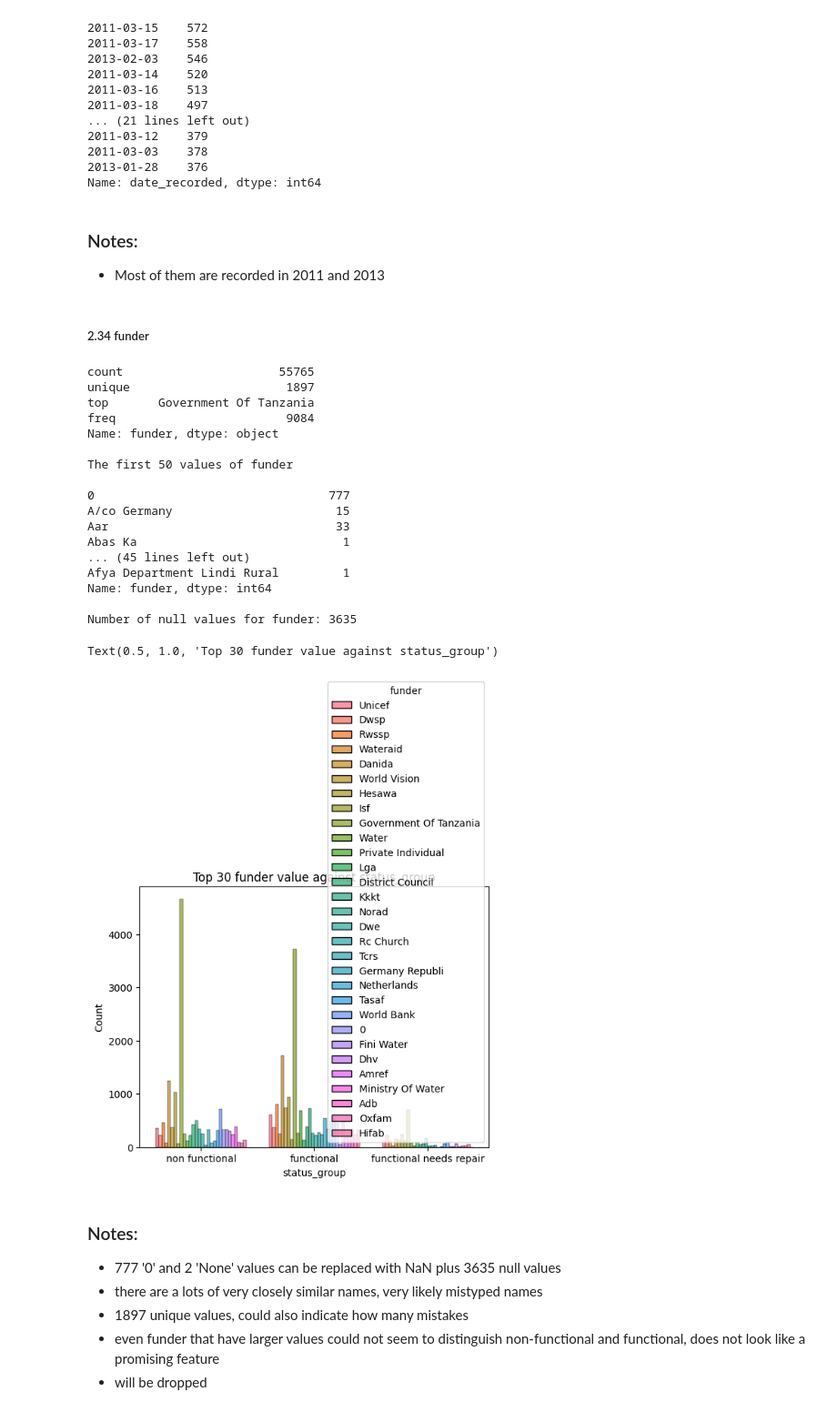
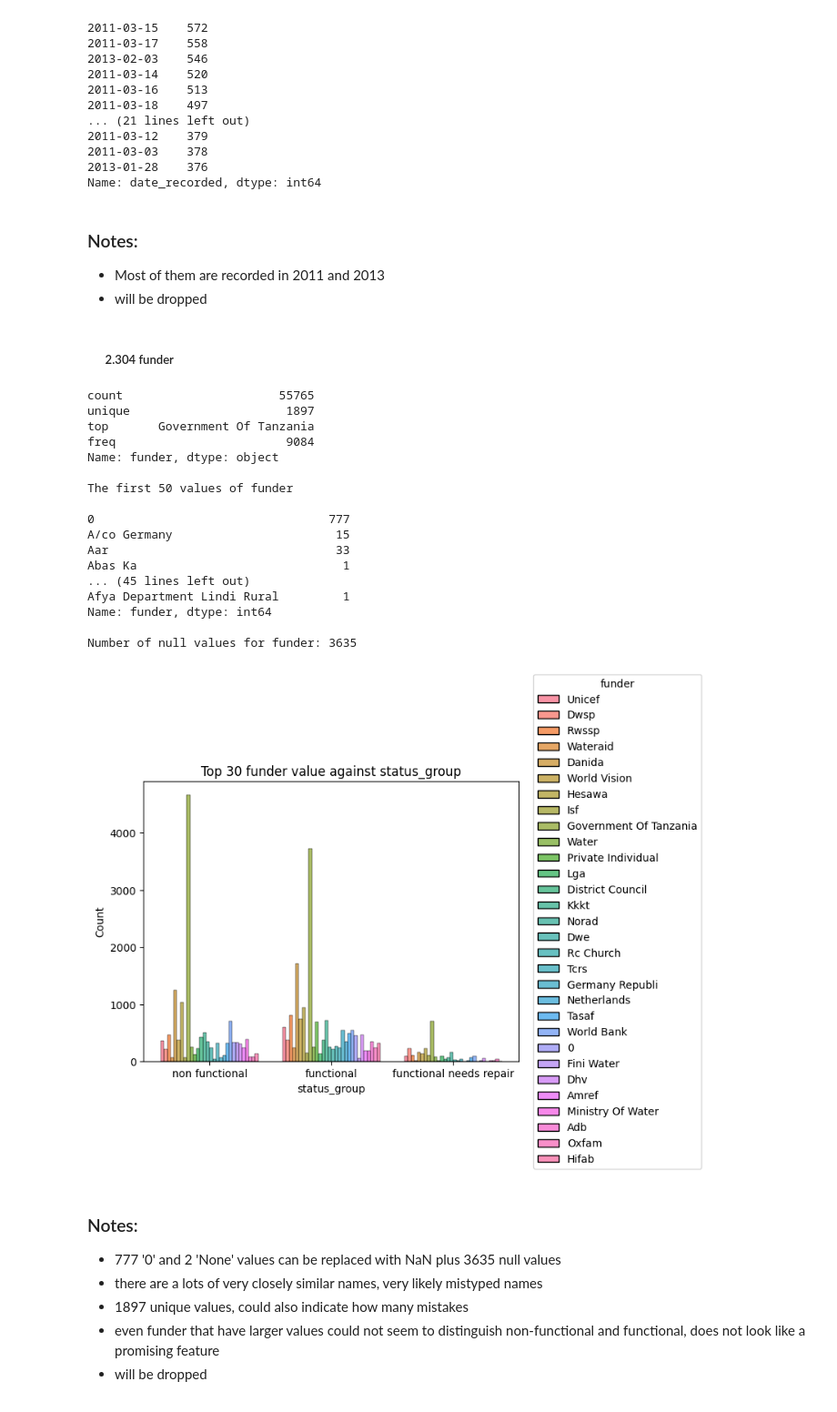
Before and after one commit to ShelbyChai/Pump-it-Up-Data-Mining-the-Water-Table, a Jupyter notebook: Pump it Up.ipynb, the cells around one changed output. Shown at 91% size. Drawn from its saved outputs; the diff is of its cells as text; code cells hidden in the pictures.

Commit message:
- Improved visualization, adjust legends - Reformat the whole file by adding hyperlinks to different internal sections and adding appropriate spacing in markdown when necessary

```diff
--- a/Pump it Up.ipynb
+++ b/Pump it Up.ipynb
@@ -201,38 +224,39 @@ Name: date_recorded, dtype: int64
 # %% [markdown]
 ### Notes:
 - Most of them are recorded in 2011 and 2013
+- will be dropped
 # %% [markdown]
-##### 2.34 funder
+##### &emsp; &nbsp; 2.304 funder
 # %%
 print(training_df['funder'].describe(), "\n")
 print("The first 50 values of funder \n")
 print(training_df['funder'].value_counts().sort_index().head(50), "\n")
 print("Number of null values for funder:", training_df['funder'].isnull().sum())
 
 top30 = training_df['funder'].value_counts()[:30].index.tolist()
 top30_funder = training_df.loc[training_df['funder'].isin(top30)]
-sns.histplot(data=top30_funder, x='status_group', hue='funder', multiple='dodge', shrink=0.8)
+fg = sns.histplot(data=top30_funder, x='status_group', hue='funder', multiple='dodge', shrink=0.8)
 plt.title("Top 30 funder value against status_group")
+sns.move_legend(fg, "center right", bbox_to_anchor=(1.5, 0.5), title='funder')
 # %% [output]
 count                      55765
 unique                      1897
 top       Government Of Tanzania
 freq                        9084
 Name: funder, dtype: object
 
 The first 50 values of funder
 
 0                                 777
 A/co Germany                       15
 Aar                                33
 Abas Ka                             1
 ... (45 lines left out)
 Afya Department Lindi Rural         1
 Name: funder, dtype: int64
 
 Number of null values for funder: 3635
-Text(0.5, 1.0, 'Top 30 funder value against status_group')
-[figure, old version]
+[figure, new version]
 # %% [markdown]
 ### Notes:
 - 777 '0' and 2 'None' values can be replaced with NaN plus 3635 null values
```
Also changed, not shown: parts of 62 cells of this notebook.
